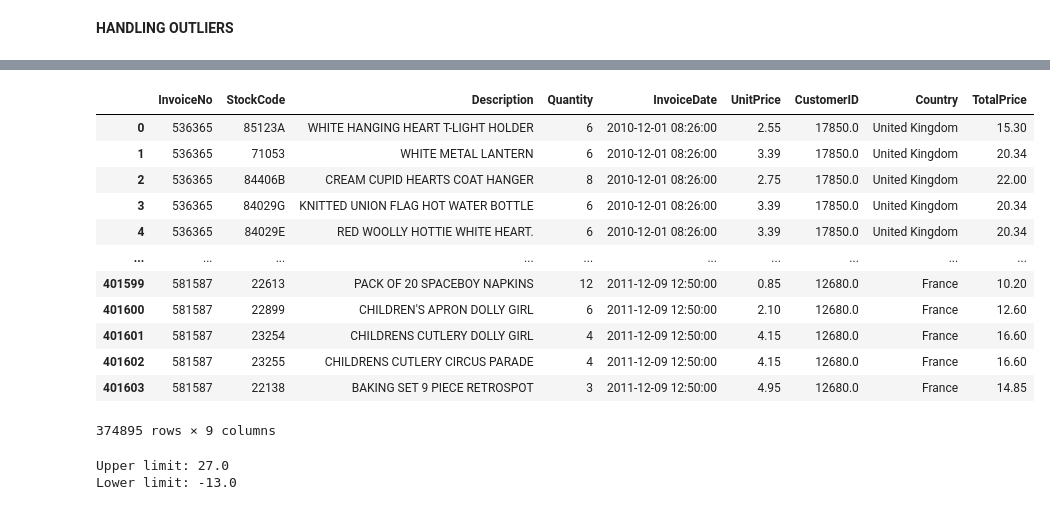
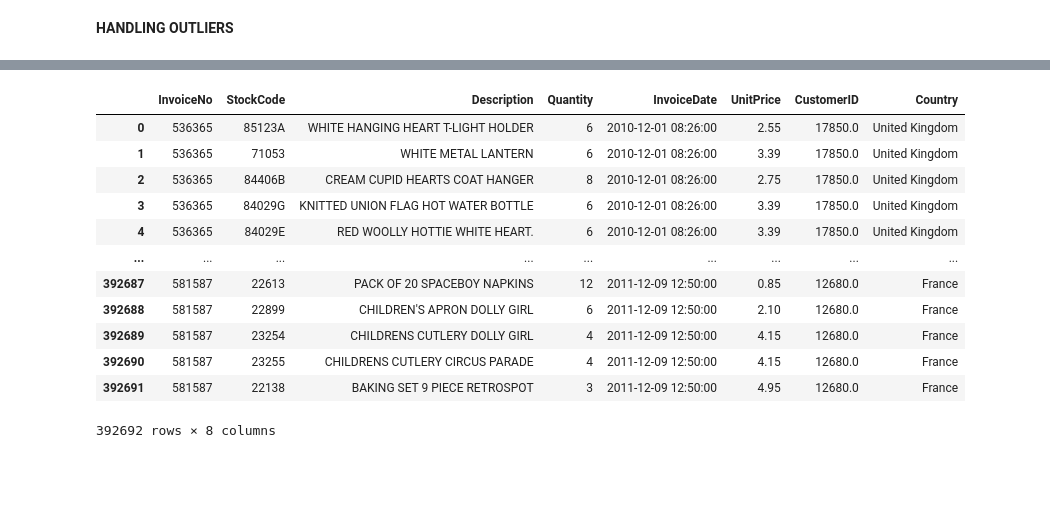
Before and after one commit to sunilbishnoi1/customerSegmentation, a Jupyter notebook: code.ipynb, the cells around one changed output, grey strips where cells are left out. Drawn from its saved outputs; the diff is of its cells as text; code cells hidden in the pictures; blank space fills up the shorter version.

```diff
--- a/code.ipynb
+++ b/code.ipynb
@@ -58,9 +59,10 @@ df[numericalColumns].describe()
 # %% [markdown]
 #**DATA CLEANING AND PREPROCESSING**
 # %%
+dfCleaned = df.copy()
 # Check for missing values
 print("\nMissing values:")
-print(df.isnull().sum())
+print(dfCleaned.isnull().sum())
 # %% [output]
 Missing values:
 InvoiceNo           0
@@ -74,0 +80,5 @@ dtype: int64
+# %%
+dfCleaned['Description'].fillna(inplace = True, value = 'nan')
+dfCleaned.dropna(subset = ['CustomerID'], inplace = True)
+dfCleaned.reset_index(inplace = True,drop = True)
+dfCleaned
@@ -75,7 +109,7 @@ dtype: int64
 # %%
-df.dropna(inplace = True)
-df.reset_index(inplace = True,drop = True)
-df
+dfCleaned.drop_duplicates(inplace = True)
+dfCleaned.reset_index(inplace = True,drop = True)
+dfCleaned
 # %% [output]
 |  | InvoiceNo | StockCode | Description | Quantity | InvoiceDate | UnitPrice | CustomerID | Country |
 | 0 | 536365 | 85123A | WHITE HANGING HEART T-LIGHT HOLDER | 6 | 2010-12-01 08:26:00 | 2.55 | 17850.0 | United Kingdom |
@@ -260,0 +247,14 @@ CustomerID
+# %%
+#for UnitPrice
+
+# q1 = dfCleaned["UnitPrice"].quantile(0.25)
+# q3 = dfCleaned["UnitPrice"].quantile(0.75)
+# iqr = q3 - q1      #interquartile range
+# upperLimit = q3 + (1.5 * iqr)
+# lowerLimit = max(0, q1 - (1.5 * iqr))
+# print("Upper limit:", upperLimit)
+# print("Lower limit:", lowerLimit)
+
+dfCleaned = dfCleaned.loc[(dfCleaned["UnitPrice"] > 0)]
+dfCleaned = dfCleaned.reset_index(drop=True)
+dfCleaned
@@ -261,31 +287,28 @@ CustomerID
 # %%
-q1 = df["Quantity"].quantile(0.25)
-q3 = df["Quantity"].quantile(0.75)
-iqr = q3 - q1      #interquartile range
+# q1 = dfCleaned["Quantity"].quantile(0.25)
+# q3 = dfCleaned["Quantity"].quantile(0.75)
+# iqr = q3 - q1      #interquartile range
 
-upper_limit = q3 + (1.5 * iqr)
-lower_limit = q1 - (1.5 * iqr)
+# upper_limit = q3 + (1.5 * iqr)
+# lower_limit = max(0, q1 - (1.5 * iqr))
+# print("Upper limit:", upper_limit)
+# print("Lower limit:", lower_limit)
 
-df = df.loc[(df["Quantity"] < upper_limit) & (df["Quantity"] > lower_limit)]
-df
+dfCleaned = dfCleaned.loc[(dfCleaned["Quantity"] > 0)]
+dfCleaned = dfCleaned.reset_index(drop=True)
+dfCleaned
 # %% [output]
-|  | InvoiceNo | StockCode | Description | Quantity | InvoiceDate | UnitPrice | CustomerID | Country | TotalPrice |
-| 0 | 536365 | 85123A | WHITE HANGING HEART T-LIGHT HOLDER | 6 | 2010-12-01 08:26:00 | 2.55 | 17850.0 | United Kingdom | 15.30 |
-| 1 | 536365 | 71053 | WHITE METAL LANTERN | 6 | 2010-12-01 08:26:00 | 3.39 | 17850.0 | United Kingdom | 20.34 |
-| 2 | 536365 | 84406B | CREAM CUPID HEARTS COAT HANGER | 8 | 2010-12-01 08:26:00 | 2.75 | 17850.0 | United Kingdom | 22.00 |
-| 3 | 536365 | 84029G | KNITTED UNION FLAG HOT WATER BOTTLE | 6 | 2010-12-01 08:26:00 | 3.39 | 17850.0 | United Kingdom | 20.34 |
-| 4 | 536365 | 84029E | RED WOOLLY HOTTIE WHITE HEART. | 6 | 2010-12-01 08:26:00 | 3.39 | 17850.0 | United Kingdom | 20.34 |
-| ... | ... | ... | ... | ... | ... | ... | ... | ... | ... |
-| 401599 | 581587 | 22613 | PACK OF 20 SPACEBOY NAPKINS | 12 | 2011-12-09 12:50:00 | 0.85 | 12680.0 | France | 10.20 |
-| 401600 | 581587 | 22899 | CHILDREN'S APRON DOLLY GIRL | 6 | 2011-12-09 12:50:00 | 2.10 | 12680.0 | France | 12.60 |
-| 401601 | 581587 | 23254 | CHILDRENS CUTLERY DOLLY GIRL | 4 | 2011-12-09 12:50:00 | 4.15 | 12680.0 | France | 16.60 |
-| 401602 | 581587 | 23255 | CHILDRENS CUTLERY CIRCUS PARADE | 4 | 2011-12-09 12:50:00 | 4.15 | 12680.0 | France | 16.60 |
-| 401603 | 581587 | 22138 | BAKING SET 9 PIECE RETROSPOT | 3 | 2011-12-09 12:50:00 | 4.95 | 12680.0 | France | 14.85 |
+|  | InvoiceNo | StockCode | Description | Quantity | InvoiceDate | UnitPrice | CustomerID | Country |
+| 0 | 536365 | 85123A | WHITE HANGING HEART T-LIGHT HOLDER | 6 | 2010-12-01 08:26:00 | 2.55 | 17850.0 | United Kingdom |
+| 1 | 536365 | 71053 | WHITE METAL LANTERN | 6 | 2010-12-01 08:26:00 | 3.39 | 17850.0 | United Kingdom |
+| 2 | 536365 | 84406B | CREAM CUPID HEARTS COAT HANGER | 8 | 2010-12-01 08:26:00 | 2.75 | 17850.0 | United Kingdom |
+| 3 | 536365 | 84029G | KNITTED UNION FLAG HOT WATER BOTTLE | 6 | 2010-12-01 08:26:00 | 3.39 | 17850.0 | United Kingdom |
+| 4 | 536365 | 84029E | RED WOOLLY HOTTIE WHITE HEART. | 6 | 2010-12-01 08:26:00 | 3.39 | 17850.0 | United Kingdom |
+| ... | ... | ... | ... | ... | ... | ... | ... | ... |
+| 392687 | 581587 | 22613 | PACK OF 20 SPACEBOY NAPKINS | 12 | 2011-12-09 12:50:00 | 0.85 | 12680.0 | France |
+| 392688 | 581587 | 22899 | CHILDREN'S APRON DOLLY GIRL | 6 | 2011-12-09 12:50:00 | 2.10 | 12680.0 | France |
+| 392689 | 581587 | 23254 | CHILDRENS CUTLERY DOLLY GIRL | 4 | 2011-12-09 12:50:00 | 4.15 | 12680.0 | France |
+| 392690 | 581587 | 23255 | CHILDRENS CUTLERY CIRCUS PARADE | 4 | 2011-12-09 12:50:00 | 4.15 | 12680.0 | France |
+| 392691 | 581587 | 22138 | BAKING SET 9 PIECE RETROSPOT | 3 | 2011-12-09 12:50:00 | 4.95 | 12680.0 | France |
-374895 rows × 9 columns
+392692 rows × 8 columns
-# %%
-print("Upper limit:", upper_limit)
-print("Lower limit:", lower_limit)
-# %% [output]
-Upper limit: 27.0
-Lower limit: -13.0
 # %%
```
Also changed, not shown: parts of 44 cells of this notebook.
